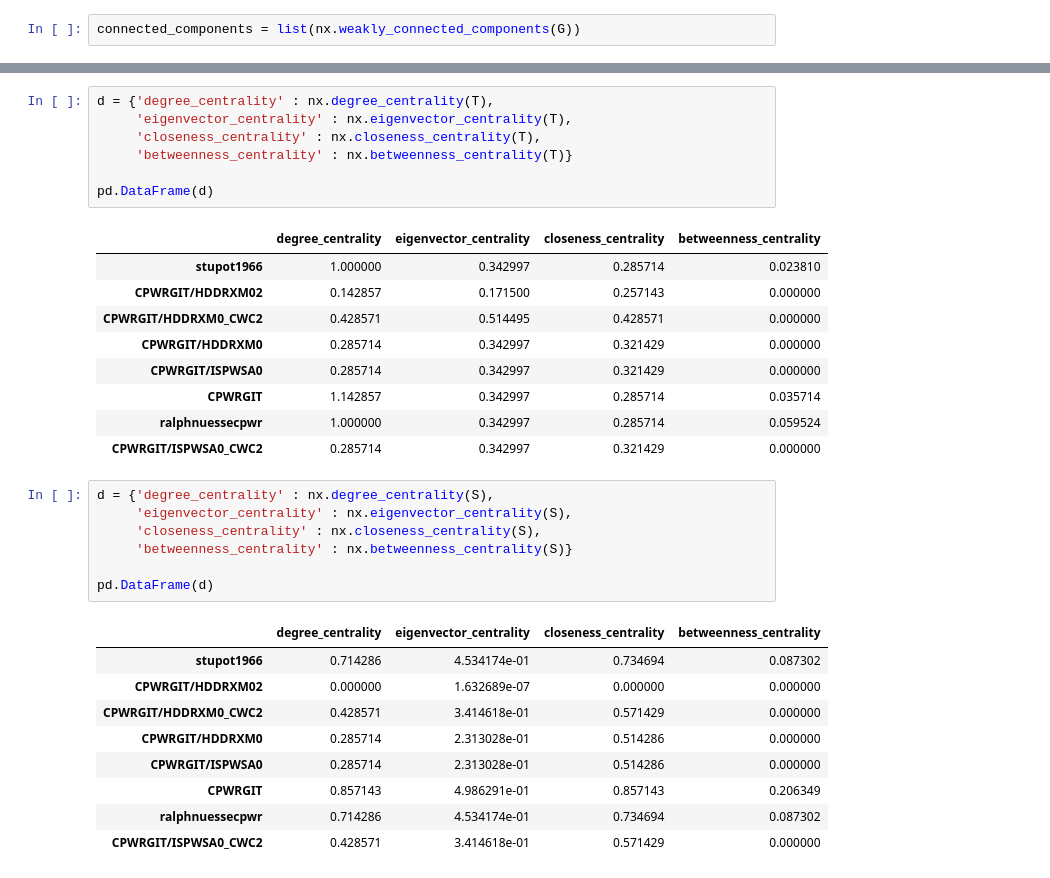
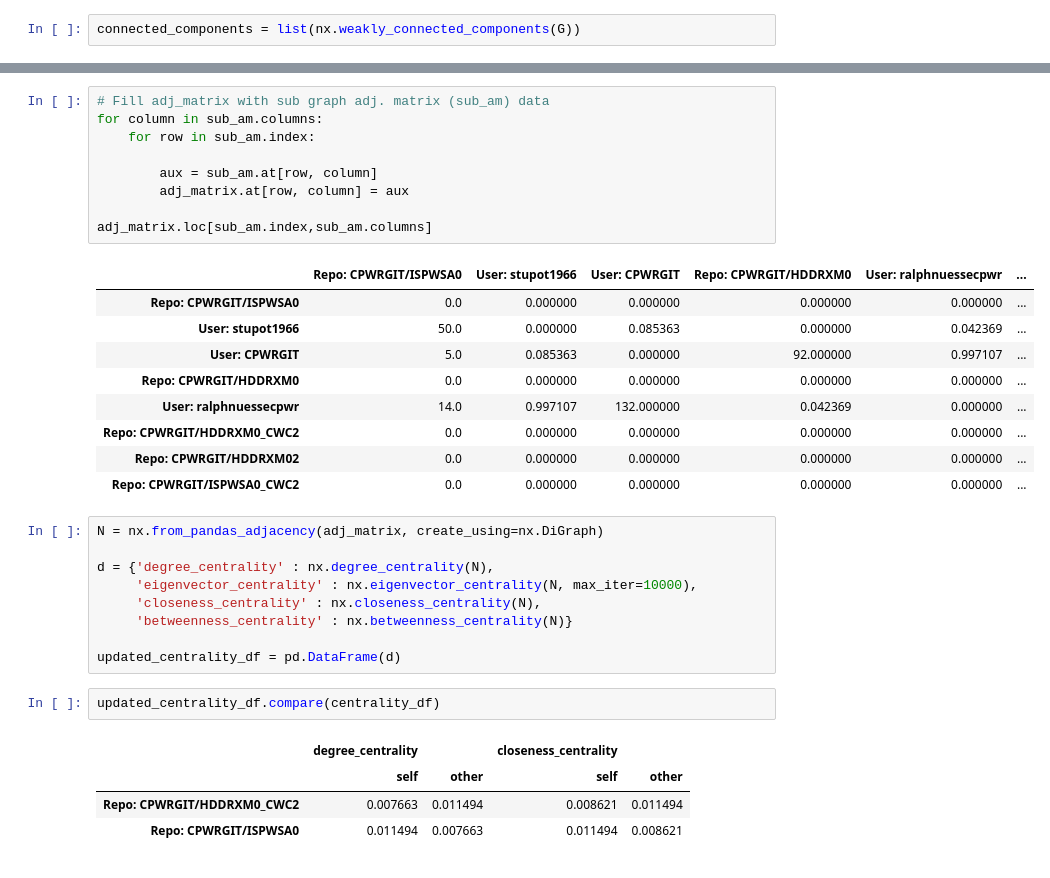
Before and after one commit to fzanart/Socialz, a Jupyter notebook: Mining_frequent_subgraphs.ipynb, the cells around one changed output, grey strips where cells are left out. Drawn from its saved outputs; the diff is of its cells as text.

```diff
--- a/Mining_frequent_subgraphs.ipynb
+++ b/Mining_frequent_subgraphs.ipynb
@@ -226,34 +215,35 @@ nx.draw(S, with_labels=True, arrows=True)
+# %%
+# Fill adj_matrix with sub graph adj. matrix (sub_am) data
+for column in sub_am.columns:
+    for row in sub_am.index:
+
+        aux = sub_am.at[row, column]
+        adj_matrix.at[row, column] = aux
+
+adj_matrix.loc[sub_am.index,sub_am.columns]
+# %% [output]
+|  | Repo: CPWRGIT/ISPWSA0 | User: stupot1966 | User: CPWRGIT | Repo: CPWRGIT/HDDRXM0 | User: ralphnuessecpwr | ... |
+| Repo: CPWRGIT/ISPWSA0 | 0.0 | 0.000000 | 0.000000 | 0.000000 | 0.000000 | ... |
+| User: stupot1966 | 50.0 | 0.000000 | 0.085363 | 0.000000 | 0.042369 | ... |
+| User: CPWRGIT | 5.0 | 0.085363 | 0.000000 | 92.000000 | 0.997107 | ... |
+| Repo: CPWRGIT/HDDRXM0 | 0.0 | 0.000000 | 0.000000 | 0.000000 | 0.000000 | ... |
+| User: ralphnuessecpwr | 14.0 | 0.997107 | 132.000000 | 0.042369 | 0.000000 | ... |
+| Repo: CPWRGIT/HDDRXM0_CWC2 | 0.0 | 0.000000 | 0.000000 | 0.000000 | 0.000000 | ... |
+| Repo: CPWRGIT/HDDRXM02 | 0.0 | 0.000000 | 0.000000 | 0.000000 | 0.000000 | ... |
+| Repo: CPWRGIT/ISPWSA0_CWC2 | 0.0 | 0.000000 | 0.000000 | 0.000000 | 0.000000 | ... |
 # %%
-d = {'degree_centrality' : nx.degree_centrality(T),
-     'eigenvector_centrality' : nx.eigenvector_centrality(T),
-     'closeness_centrality' : nx.closeness_centrality(T),
-     'betweenness_centrality' : nx.betweenness_centrality(T)}
+N = nx.from_pandas_adjacency(adj_matrix, create_using=nx.DiGraph)
 
-pd.DataFrame(d)
+d = {'degree_centrality' : nx.degree_centrality(N),
+     'eigenvector_centrality' : nx.eigenvector_centrality(N, max_iter=10000),
+     'closeness_centrality' : nx.closeness_centrality(N),
+     'betweenness_centrality' : nx.betweenness_centrality(N)}
+
+updated_centrality_df = pd.DataFrame(d)
-# %% [output]
-|  | degree_centrality | eigenvector_centrality | closeness_centrality | betweenness_centrality |
-| stupot1966 | 1.000000 | 0.342997 | 0.285714 | 0.023810 |
-| CPWRGIT/HDDRXM02 | 0.142857 | 0.171500 | 0.257143 | 0.000000 |
-| CPWRGIT/HDDRXM0_CWC2 | 0.428571 | 0.514495 | 0.428571 | 0.000000 |
-| CPWRGIT/HDDRXM0 | 0.285714 | 0.342997 | 0.321429 | 0.000000 |
-| CPWRGIT/ISPWSA0 | 0.285714 | 0.342997 | 0.321429 | 0.000000 |
-| CPWRGIT | 1.142857 | 0.342997 | 0.285714 | 0.035714 |
-| ralphnuessecpwr | 1.000000 | 0.342997 | 0.285714 | 0.059524 |
-| CPWRGIT/ISPWSA0_CWC2 | 0.285714 | 0.342997 | 0.321429 | 0.000000 |
-# %%
-d = {'degree_centrality' : nx.degree_centrality(S),
-     'eigenvector_centrality' : nx.eigenvector_centrality(S),
-     'closeness_centrality' : nx.closeness_centrality(S),
-     'betweenness_centrality' : nx.betweenness_centrality(S)}
-
-pd.DataFrame(d)
-# %% [output]
-|  | degree_centrality | eigenvector_centrality | closeness_centrality | betweenness_centrality |
-| stupot1966 | 0.714286 | 4.534174e-01 | 0.734694 | 0.087302 |
-| CPWRGIT/HDDRXM02 | 0.000000 | 1.632689e-07 | 0.000000 | 0.000000 |
-| CPWRGIT/HDDRXM0_CWC2 | 0.428571 | 3.414618e-01 | 0.571429 | 0.000000 |
-| CPWRGIT/HDDRXM0 | 0.285714 | 2.313028e-01 | 0.514286 | 0.000000 |
-| CPWRGIT/ISPWSA0 | 0.285714 | 2.313028e-01 | 0.514286 | 0.000000 |
-| CPWRGIT | 0.857143 | 4.986291e-01 | 0.857143 | 0.206349 |
-| ralphnuessecpwr | 0.714286 | 4.534174e-01 | 0.734694 | 0.087302 |
-| CPWRGIT/ISPWSA0_CWC2 | 0.428571 | 3.414618e-01 | 0.571429 | 0.000000 |
+# %%
+updated_centrality_df.compare(centrality_df)
+# %% [output]
+|  | degree_centrality |  | closeness_centrality |  |
+|  | self | other | self | other |
+| Repo: CPWRGIT/HDDRXM0_CWC2 | 0.007663 | 0.011494 | 0.008621 | 0.011494 |
+| Repo: CPWRGIT/ISPWSA0 | 0.011494 | 0.007663 | 0.011494 | 0.008621 |
```
Also changed, not shown: parts of 9 cells of this notebook.
